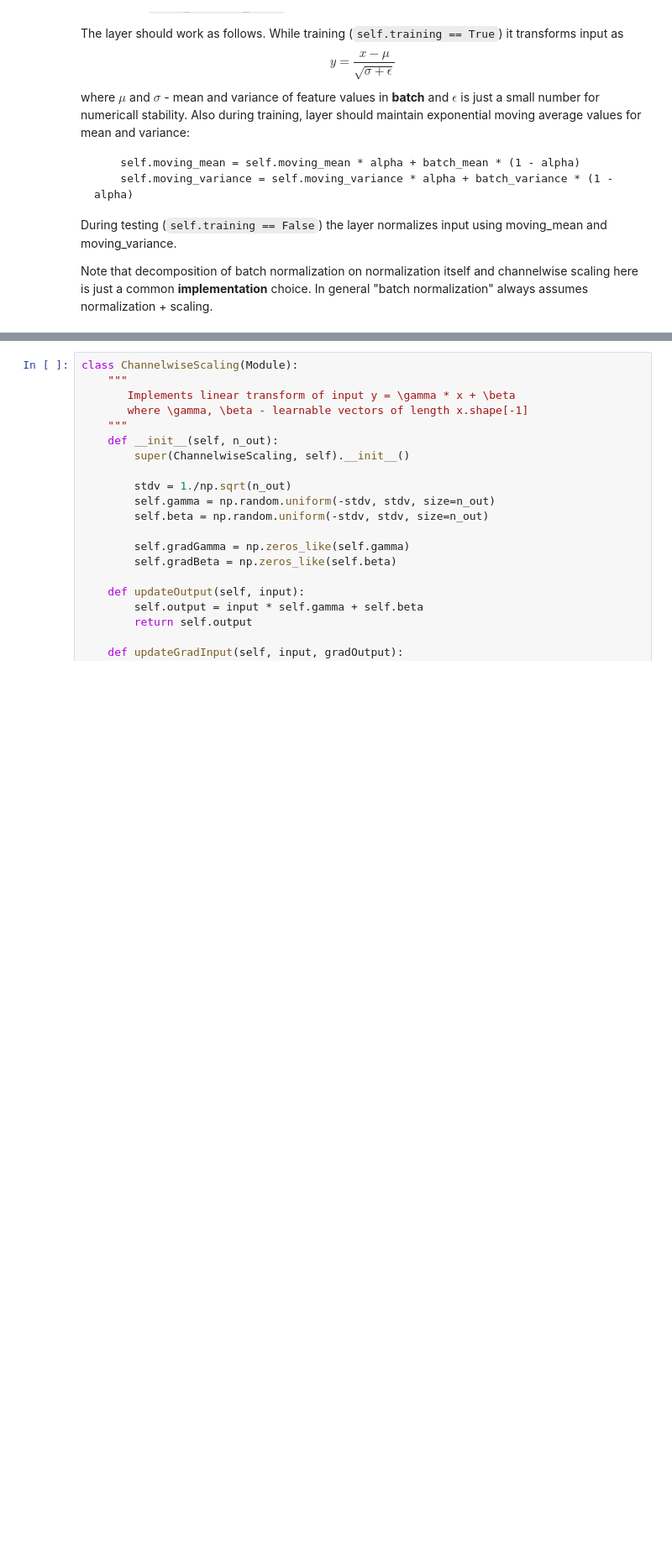
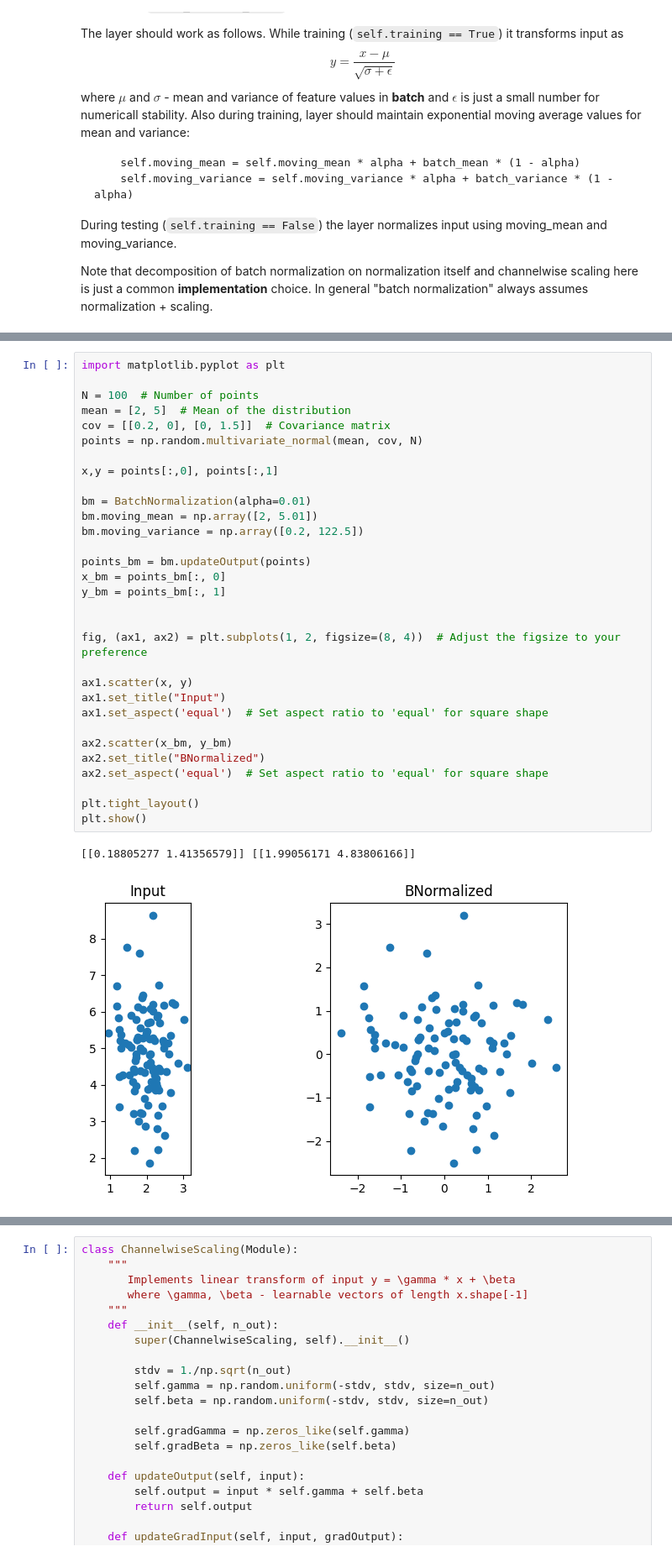
Before and after one commit to h0w34/ml-course, a Jupyter notebook: homeworks/assignment0_05_nn_from_scratch/modules.ipynb, the cells around one changed output, grey strips where cells are left out. Shown at 84% size. Cells and saved outputs as stored; diff of their text form; blank space fills up the shorter version.

```diff
--- a/homeworks/assignment0_05_nn_from_scratch/modules.ipynb
+++ b/homeworks/assignment0_05_nn_from_scratch/modules.ipynb
@@ -415,3 +413,37 @@ class BatchNormalization(Module):
 
     def __repr__(self):
         return "BatchNormalization"
+# %%
+import matplotlib.pyplot as plt
+
+N = 100  # Number of points
+mean = [2, 5]  # Mean of the distribution
+cov = [[0.2, 0], [0, 1.5]]  # Covariance matrix
+points = np.random.multivariate_normal(mean, cov, N)
+
+x,y = points[:,0], points[:,1]
+
+bm = BatchNormalization(alpha=0.01)
+bm.moving_mean = np.array([2, 5.01])
+bm.moving_variance = np.array([0.2, 122.5])
+
+points_bm = bm.updateOutput(points)
+x_bm = points_bm[:, 0]
+y_bm = points_bm[:, 1]
+
+
+fig, (ax1, ax2) = plt.subplots(1, 2, figsize=(8, 4))  # Adjust the figsize to your preference
+
+ax1.scatter(x, y)
+ax1.set_title("Input")
+ax1.set_aspect('equal')  # Set aspect ratio to 'equal' for square shape
+
+ax2.scatter(x_bm, y_bm)
+ax2.set_title("BNormalized")
+ax2.set_aspect('equal')  # Set aspect ratio to 'equal' for square shape
+
+plt.tight_layout()
+plt.show()
+# %% [output]
+[[0.18805277 1.41356579]] [[1.99056171 4.83806166]]
+[figure, added]
```
Also changed, not shown: parts of 13 cells of this notebook.
